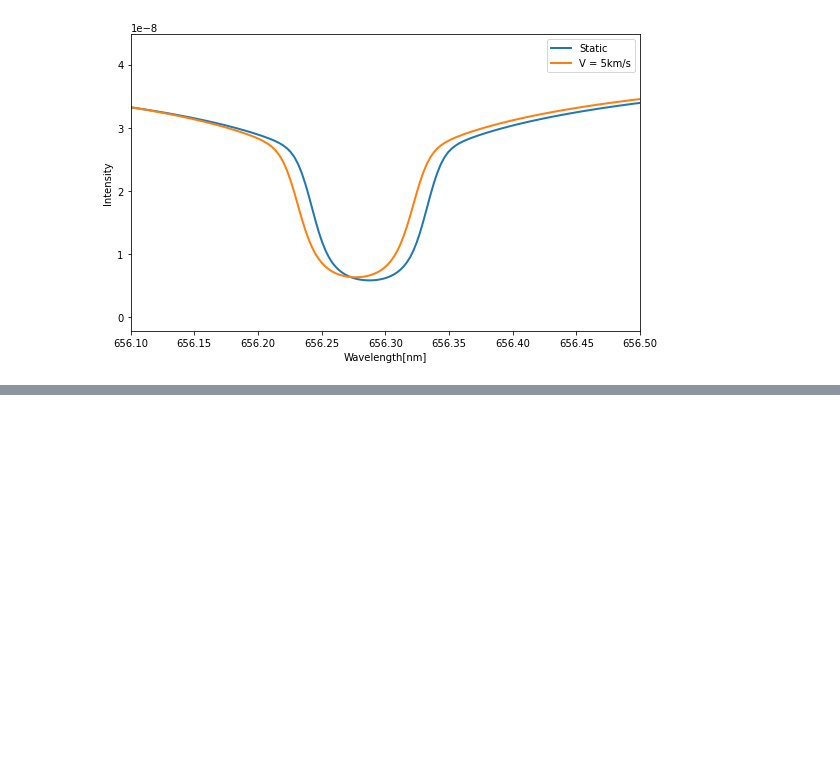
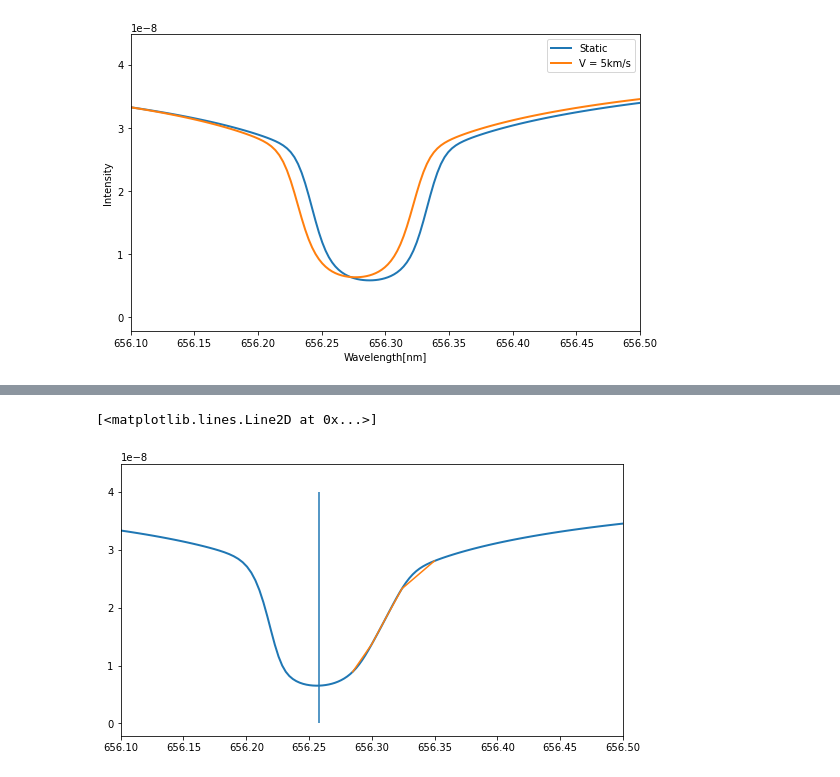
Before and after one commit to ivanzmilic/dkist_workshop_4, a Jupyter notebook: velocity_influence.ipynb, the cells around one changed output, grey strips where cells are left out. Saved outputs shown, nothing was run; the diff lists cells and outputs as text; code cells hidden in the pictures; blank space fills up the shorter version.

```diff
--- a/velocity_influence.ipynb
+++ b/velocity_influence.ipynb
@@ -292,0 +360,25 @@ plt.tight_layout()
+# %%
+# Now let's calculate the bisectors of the assymetric halpha line. The code was written
+# to work on a chunk of spectrum so we will first have to cut it out:
+
+halpha_region = np.where((waves2>656.1) & (waves2<656.5))
+halpha_region = np.asarray(halpha_region)[0]
+halpha_spectrum = I2[halpha_region]
+halpha_wvl = waves2[halpha_region]
+
+levels = np.asarray([0.9,0.7,0.5,0.3,0.1])
+
+test = calc_bisectors(halpha_spectrum,halpha_wvl,levels,0.11)
+# Last one is the "critical wavelength in nm
+# %%
+bisectors = (test[1]+test[0])*
+# %%
+# Let's plot bisectors and see if they make sense:
+plt.figure(figsize=[9,5])
+plt.plot(waves2,I2,linewidth=2.0)
+plt.xlim([656.1,656.5])
+plt.vlines(halpha_center_2,0,4E-8)
+plt.plot(bisectors,test[2])
+# %% [output]
+[<matplotlib.lines.Line2D at 0x...>]
+[figure, added]
```
Also changed, not shown: parts of 40 cells of this notebook, 1 other file.
